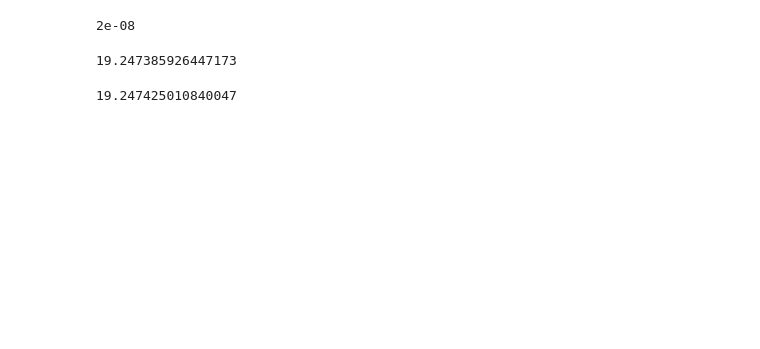
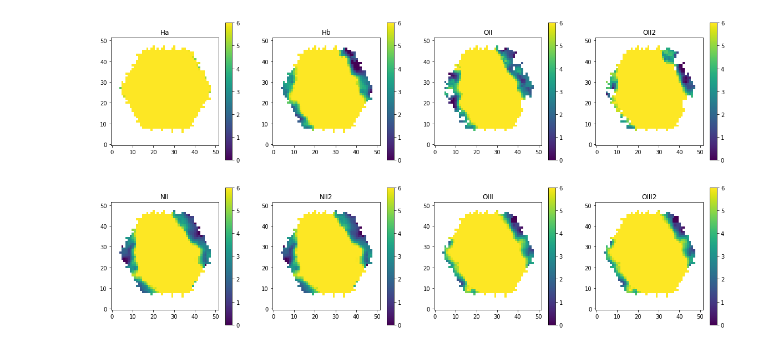
Before and after one commit to kadglass/RotationCurves, a Jupyter notebook: notebooks/metallicity_test.ipynb, the cells around one changed output. Cells and saved outputs as stored; diff of their text form; code cells hidden in the pictures; blank space fills up the shorter version.

Commit message:
signal to noise maps for all metallicity lines

```diff
--- a/notebooks/metallicity_test.ipynb
+++ b/notebooks/metallicity_test.ipynb
@@ -6,2 +12,4 @@ import math as ma
 # %%
-DRP_FOLDER = '/Users/nityaravi/Documents/Research/RotationCurves/data/manga/DR17/'
+MANGA_FOLDER = '/Users/nityaravi/Documents/Research/RotationCurves/data/manga/'
+DRP_FOLDER = MANGA_FOLDER + 'DR17/'
+DRP_TABLE_FN = MANGA_FOLDER + 'output_files/DR17/H_alpha_HIvel_BB_extinction_H2_R90.fits'
@@ -43,18 +16,20 @@ CHECKSUM= 'PcAARZ30Pa97PY97'   / HDU checksum updated 2020-12-02T23:57:58
-# %%
-flux = 20
-f0 = 10**9
-b = 1.2e-10
-
-print(flux/f0)
-
-mag = -2.5/ma.log(10) * (ma.asinh((flux/f0)/(2*b)) + ma.log(b))
-# %% [output]
-2e-08
-# %%
-mag
-# %% [output]
-19.247385926447173
-# %%
-22.5 - 2.5*ma.log10(20)
-# %% [output]
-19.247425010840047
+# %%
+gal_ID = '7443-6103'
+maps,_ = extract_metallicity_data(DRP_FOLDER, gal_ID)
+# %%
+lines = ['Ha', 'Hb', 'OII', 'OII2', 'NII', 'NII2', 'OIII', 'OIII2']
+# %%
+plt.figure(figsize=(20,10))
+
+ind = 241
+for i in range(0, len(lines)):
+    sn_map = ma.array(np.abs(maps[lines[i]+'_flux']*np.sqrt(maps[lines[i]+ '_flux_ivar'])),
+                  mask=maps[lines[i]+'_flux_mask'])
+
+    plt.subplot(ind+i)
+    plt.imshow(sn_map, vmin=0, vmax=6)
+    plt.title(lines[i])
+    plt.gca().invert_yaxis()
+    plt.colorbar()
+# %% [output]
+[figure, added]
```
Also changed, not shown: parts of 4 cells of this notebook.
